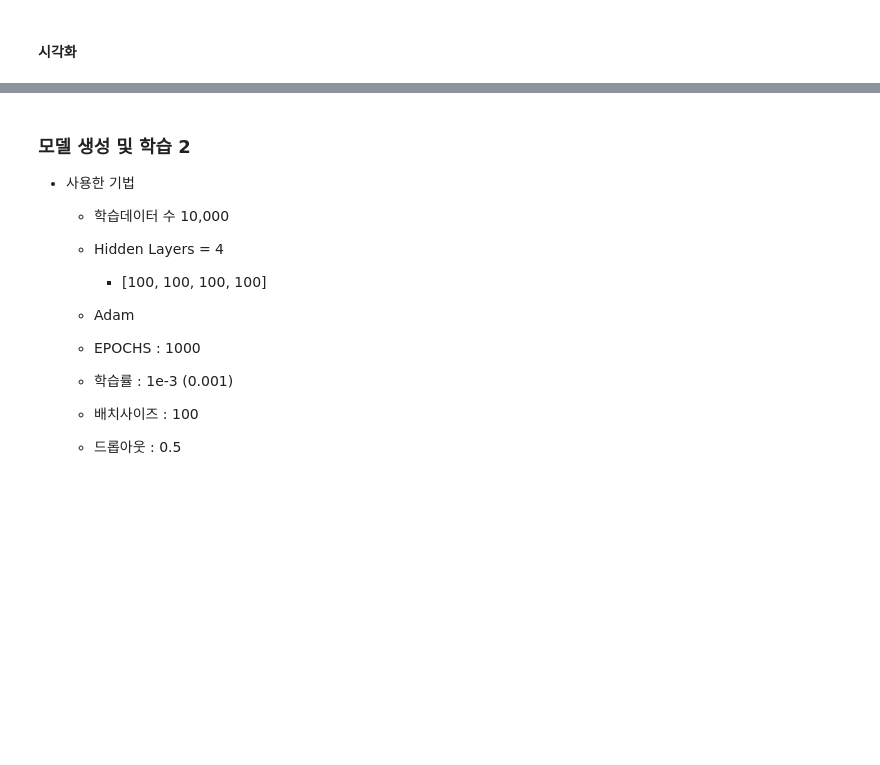
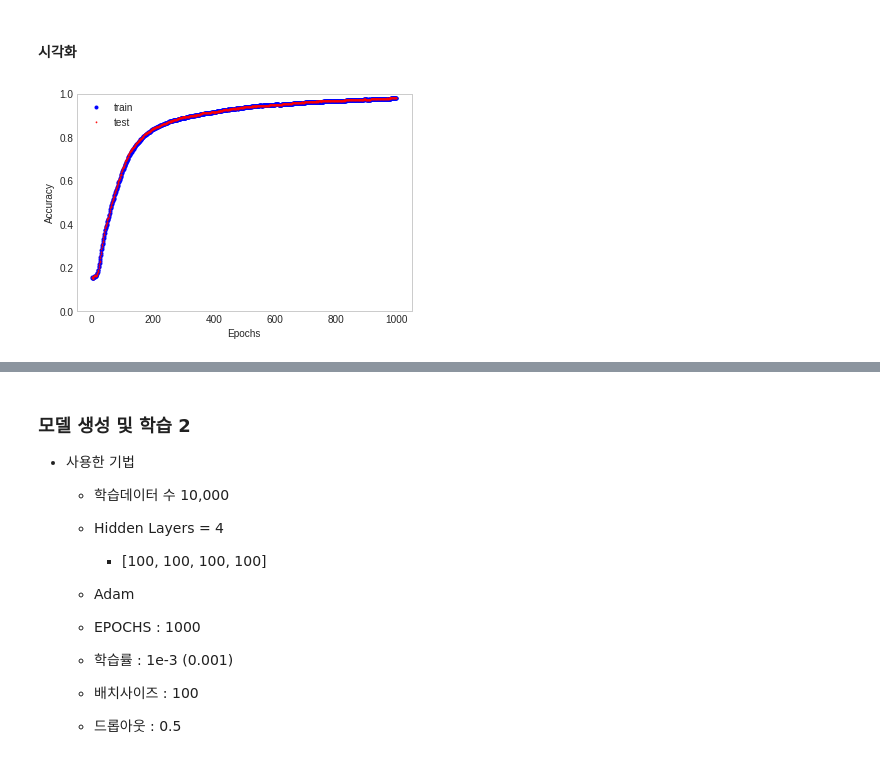
Before and after one commit to bye23mj/suanLee, a Jupyter notebook: DL_9_딥러닝_학습_기술.ipynb, the cells around one changed output, grey strips where cells are left out. Drawn from its saved outputs; the diff is of its cells as text; code cells hidden in the pictures; blank space fills up the shorter version.

```diff
--- a/DL_9_딥러닝_학습_기술.ipynb
+++ b/DL_9_딥러닝_학습_기술.ipynb
@@ -1108,7 +1104,7 @@ class Layer():
     self.db = None
 
   def forward(self, input_data):
-    self.input_data_shape = input_data_shape
+    self.input_data_shape = input_data.shape
 
     input_data = input_data.reshape(input_data.shape[0], -1)
     self.input_data = input_data
@@ -1118,8 +1114,8 @@ class Layer():
 
   def backward(self, dout):
     dx = np.dot(dout, self.W.T)
-    self.dL_dW = np.dot(self.x.T, dout)
-    self.dL_db = np.sum(dout, axis = 0)
+    self.dW = np.dot(self.input_data.T, dout)
+    self.db = np.sum(dout, axis = 0)
     dx = dx.reshape(*self.input_data_shape)
     return dx
 # %% [markdown]
@@ -1255,12 +1251,13 @@ class Softmax:
 class MyModel():
 
   def __init__(self, input_size, hidden_size_list, output_size,
-               activation='relu', decay_lambda=0,
+               activation='relu', decay_lambda = 0,
                use_dropout=False, dropout_ratio=0.5, use_batchnorm=False):
     self.input_size = input_size
     self.output_size = output_size
     self.hidden_size_list = hidden_size_list
     self.hidden_layer_num = len(hidden_size_list)
+    self.decay_lambda = decay_lambda
     self.use_dropout = use_dropout
     self.dropout_ratio = dropout_ratio
     self.use_batchnorm = use_batchnorm
@@ -1277,7 +1274,7 @@ class MyModel():
       if self.use_batchnorm:
         self.params['gamma' + str(idx)] = np.ones(hidden_size_list[idx-1])
         self.params['beta' + str(idx)] = np.zeros(hidden_size_list[idx-1])
-        self.params['BatchNorm' + str(idx)] = BatchNormalization(self.params['gamma' + str(idx)], self.params['beta' + str(idx)])
+        self.layers['BatchNorm' + str(idx)] = BatchNormalization(self.params['gamma' + str(idx)], self.params['beta' + str(idx)])
 
 
       self.layers['Activation_function' + str(idx)] = activation_layer[activation]()
@@ -1303,7 +1300,7 @@ class MyModel():
       self.params['b' + str(idx)] = np.random.randn(all_size_list[idx])
 
   def predict(self, x, is_train=False):
-    for key, layer in self.layers.itmes():
+    for key, layer in self.layers.items():
       if "Dropout" in key or "BatchNorm" in key:
         x= layer.forward(x, is_train)
       else:
@@ -1343,12 +1340,12 @@ class MyModel():
 
     grads = {}
     for idx in range(1, self.hidden_layer_num + 2):
-      grads['W' + str(idx)] = self.layers['Layer' + str(idx).dW + self.decay_lambda * self.params['W' + str(idx)]]
+      grads['W' + str(idx)] = self.layers['Layer' + str(idx)].dW + self.decay_lambda * self.params['W' + str(idx)]
       grads['b' + str(idx)] = self.layers['Layer' + str(idx)].db
 
-      if self.use_batchnorm and idx != self.hidden_layer_num+1:
-        self.param['gamma' + str(idx)] = self.layers['BatchNorm' + str(idx)].dgamma
-        self.param['beta' + str(idx)] = self.layers['BatchNorm' + str(idx)].dbeta
+      if self.use_batchnorm and idx != self.hidden_layer_num + 1:
+        grads['gamma' + str(idx)] = self.layers['BatchNorm' + str(idx)].dgamma
+        grads['beta' + str(idx)] = self.layers['BatchNorm' + str(idx)].dbeta
 
     return grads
 # %% [markdown]
@@ -1377,7 +1374,7 @@ model1_test_acc_list = []
 # %%
 for epoch in range(epochs):
   batch_mask = np.random.choice(train_size, batch_size)
-  x_batch = x_train[batch_mask]
+  x_batch = X_train[batch_mask]
   y_batch = y_train[batch_mask]
 
   grads = model_1.gradient(x_batch, y_batch)
@@ -1385,3 +1382,11 @@ for epoch in range(epochs):
 
   loss = model_1.loss(x_batch, y_batch)
   model1_train_loss_list.append(loss)
+
+  train_acc = model_1.accuracy(X_train, y_train)
+  test_acc = model_1.accuracy(X_test, y_test)
+  model1_train_acc_list.append(train_acc)
+  model1_test_acc_list.append(test_acc)
+
+  if epoch % 50 == 0:
+    print("[Model 1] Epoch:{} Train Loss:{} Train Acc:{} Test ACC{}".format(epoch+1, loss, train_acc, test_acc))
@@ -1388,2 +1414,15 @@ for epoch in range(epochs):
 # %% [markdown]
 #### 시각화
+# %%
+x = np.arange(len(model1_train_acc_list))
+
+plt.plot(x, model1_train_acc_list, 'bo', label='train', markersize=3)
+plt.plot(x, model1_test_acc_list, 'rv', label='test', markersize=1)
+plt.xlabel('Epochs')
+plt.ylabel('Accuracy')
+plt.grid()
+plt.ylim(0, 1.0)
+plt.legend()
+plt.show()
+# %% [output]
+[figure, added]
```
Also changed, not shown: parts of 18 cells of this notebook.
